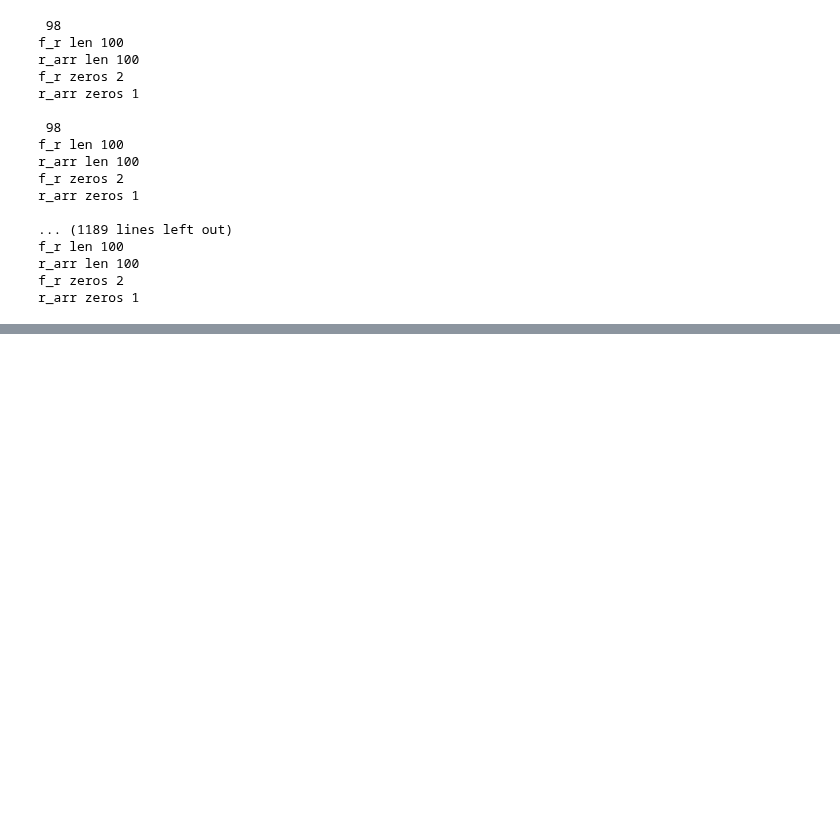
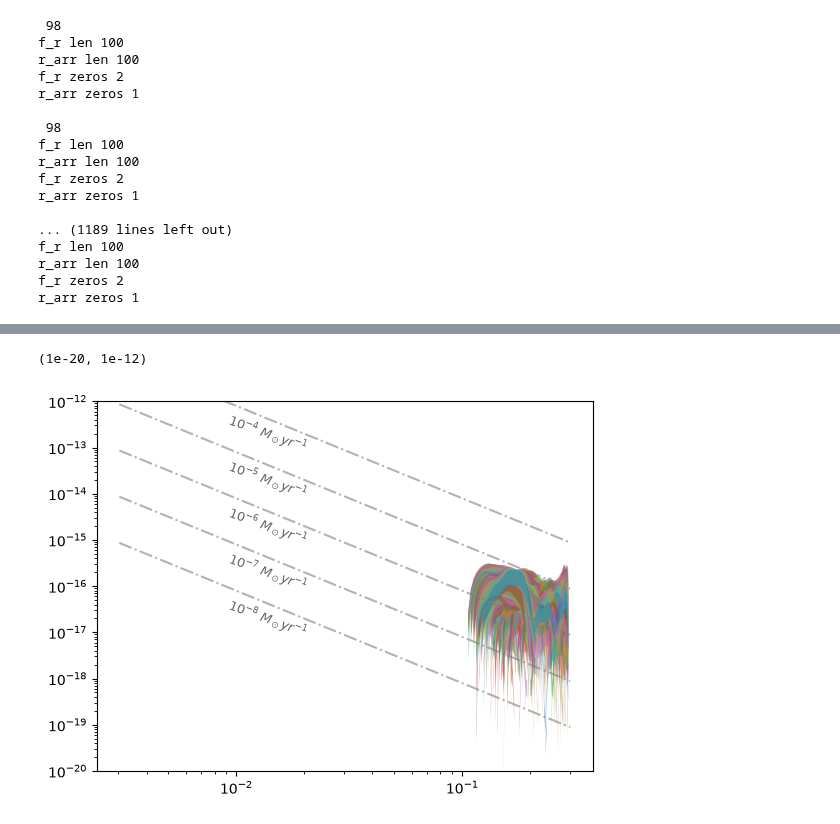
Before and after one commit to imanbeh/csm_pipeline, a Jupyter notebook: density_IAT_3D.ipynb, the cells around one changed output, grey strips where cells are left out. Drawn from its saved outputs; the diff is of its cells as text; code cells hidden in the pictures; blank space fills up the shorter version.

```diff
--- a/density_IAT_3D.ipynb
+++ b/density_IAT_3D.ipynb
@@ -495,0 +394,35 @@ plot_rays(xaxis, yaxis, csm_abel,vmax = 2e-19,shift = False)
+# %%
+csm_abel_zero = np.zeros_like(csm_abel)
+for i in range(radius_2d_arc.shape[0]):
+    for j in range(radius_2d_arc.shape[1]):
+        if radius_2d_arc[i,j]>0.1:
+            csm_abel_zero[i,j]=csm_abel[i,j]
+# %%
+for i in range(radius_2d_arc.shape[0]):
+    #plt.plot(radius_2d_arc[i,], csm_abel[i,])
+    plt.fill_between(radius_2d_arc[i,],csm_abel_zero[i,]+csm_abel_zero[i,]*430,csm_abel_zero[i,]+csm_abel_zero[i,]*1000,alpha=0.4)
+
+mdotexp = [-8,-7,-6,-5,-4]# msun/yr
+v_yr = (1e6*u.cm/u.s).to(u.cm/u.yr)
+
+for mdot in mdotexp:
+    #print(mdot)
+
+    rho_mdot = 10**mdot*u.M_sun/u.yr / (4*np.pi*radius_2d_pc[0,].to(u.cm)**2*v_yr)
+    plt.plot(radius_2d_arc[0,], rho_mdot.to(u.g/u.cm**3).value, ls  = '-.',alpha = 0.6, c='grey')
+
+    xtext = radius_2d_arc[0,3]
+    ytext = rho_mdot[35].to(u.g/u.cm**3)+rho_mdot[1].to(u.g/u.cm**3)/120
+
+    #print(xtext,ytext)
+
+
+    plt.text(xtext,ytext, f'$10^{{{mdot}}}$'+r' $M_\odot yr^{-1}$', fontsize=9,
+            rotation=-20, alpha = 0.6)
+
+plt.semilogy()
+plt.semilogx()
+plt.ylim(10**-20,10**-12)
+# %% [output]
+(1e-20, 1e-12)
+[figure, added]
```
Also changed, not shown: parts of 27 cells of this notebook, 10 other files.
